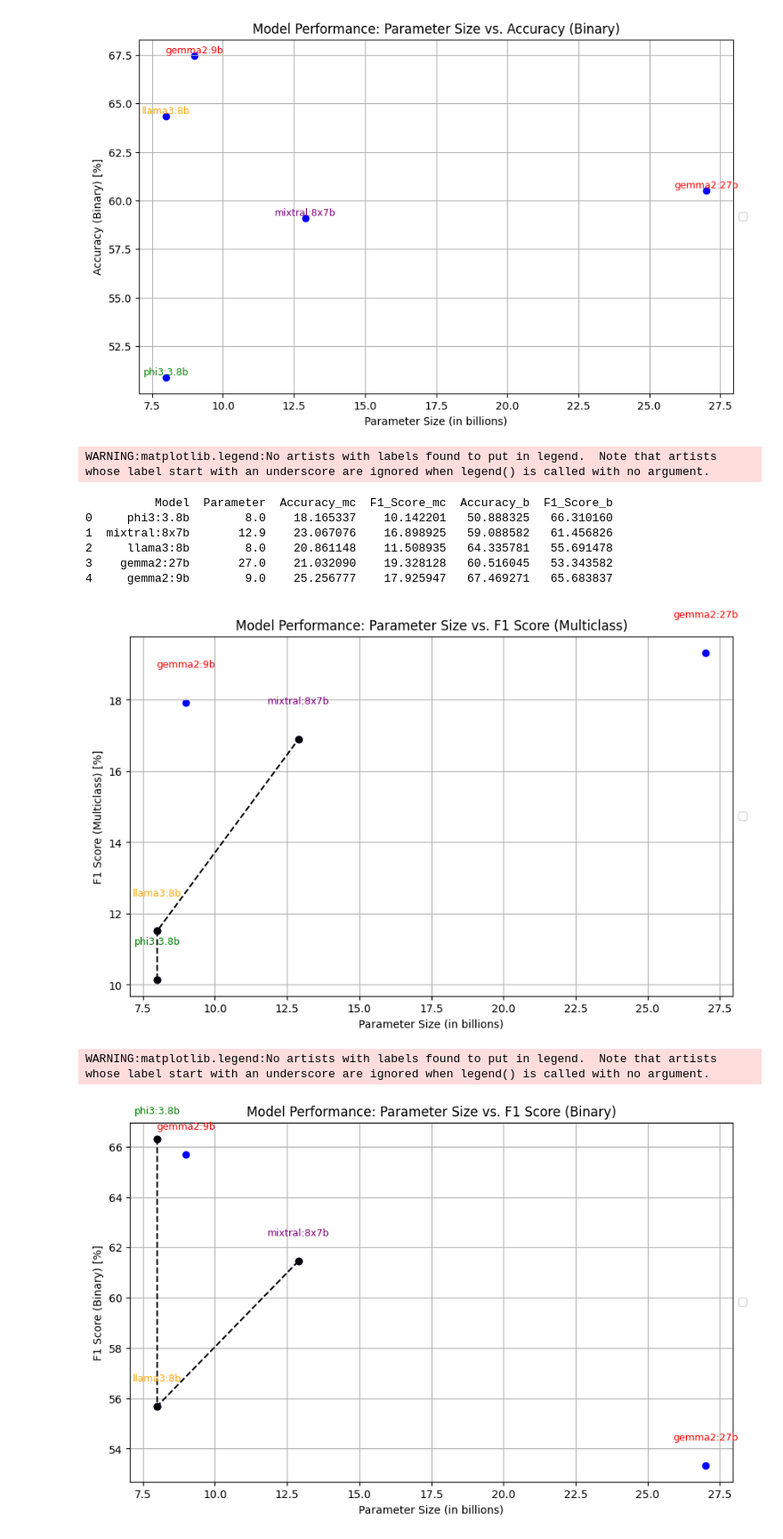
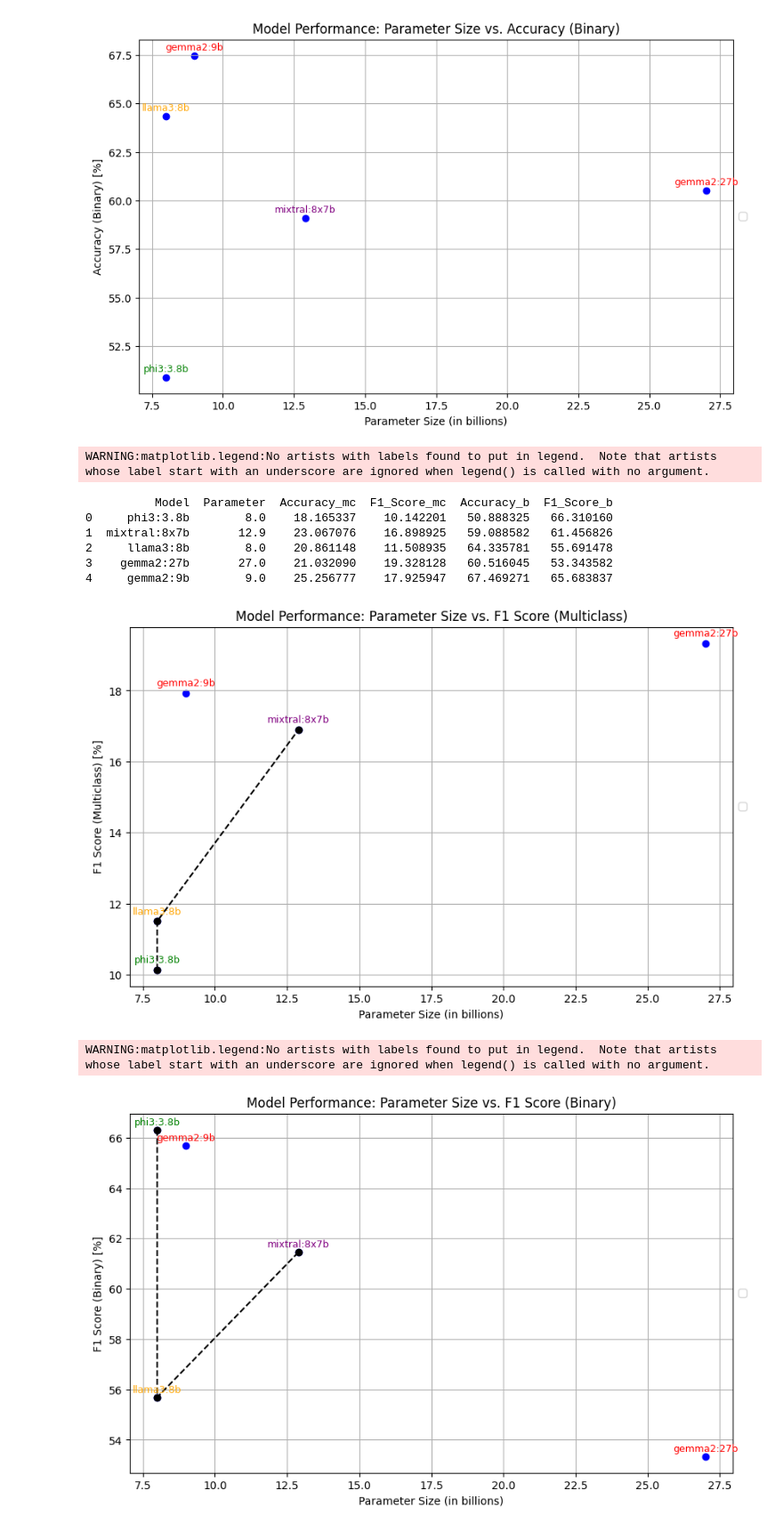
Before and after one commit to basakbozkurt/fact_checking, a Jupyter notebook: metrics_graph.ipynb, the cells around one changed output. Shown: that part at 89% size. Saved outputs shown, nothing was run; the diff lists cells and outputs as text; code cells hidden in the pictures.

```diff
--- a/metrics_graph.ipynb
+++ b/metrics_graph.ipynb
@@ -82,7 +82,7 @@ plt.figure(figsize=(10, 6))
 plt.scatter(df['Parameter'], df['Accuracy_b'], color='blue')
 
 for i, row in df.iterrows():
-    plt.text(row['Parameter'], row['Accuracy_b'] + 0.15, row['Model'], fontsize=9, ha='center', color=label_colors[i])
+    plt.text(row['Parameter'], row['Accuracy_b'] + 0.30, row['Model'], fontsize=9, ha='center', color=label_colors[i])
 
 plt.xlabel('Parameter Size (in billions)')
 plt.ylabel('Accuracy (Binary) [%]')
@@ -125,39 +125,39 @@ plt.figure(figsize=(10, 6))
 plt.scatter(df['Parameter'], df['F1_Score_mc'], color='blue')
 
 for i, row in df.iterrows():
-    plt.text(row['Parameter'], row['F1_Score_mc'] + 1, row['Model'], fontsize=9, ha='center', color=label_colors[i])
+    plt.text(row['Parameter'], row['F1_Score_mc'] + 0.20, row['Model'], fontsize=9, ha='center', color=label_colors[i])
 
 plt.plot(selected_df_mc['Parameter'], selected_df_mc['F1_Score_mc'], linestyle='--', color='black', marker='o')
 
 plt.xlabel('Parameter Size (in billions)')
 plt.ylabel('F1 Score (Multiclass) [%]')
 plt.title('Model Performance: Parameter Size vs. F1 Score (Multiclass)')
 plt.legend(loc='center left', bbox_to_anchor=(1, 0.5))
 plt.grid(True)
 plt.show()
 
 plt.figure(figsize=(10, 6))
 plt.scatter(df['Parameter'], df['F1_Score_b'], color='blue')
 
 for i, row in df.iterrows():
-    plt.text(row['Parameter'], row['F1_Score_b'] + 1, row['Model'], fontsize=9, ha='center', color=label_colors[i])
+    plt.text(row['Parameter'], row['F1_Score_b'] + 0.20, row['Model'], fontsize=9, ha='center', color=label_colors[i])
 
 plt.plot(selected_df_b['Parameter'], selected_df_b['F1_Score_b'], linestyle='--', color='black', marker='o')
 
 plt.xlabel('Parameter Size (in billions)')
 plt.ylabel('F1 Score (Binary) [%]')
 plt.title('Model Performance: Parameter Size vs. F1 Score (Binary)')
 plt.legend(loc='center left', bbox_to_anchor=(1, 0.5))
 plt.grid(True)
 plt.show()
 # %% [output]
 WARNING:matplotlib.legend:No artists with labels found to put in legend.  Note that artists whose label start with an underscore are ignored when legend() is called with no argument.
           Model  Parameter  Accuracy_mc  F1_Score_mc  Accuracy_b  F1_Score_b
 0     phi3:3.8b        8.0    18.165337    10.142201   50.888325   66.310160
 1  mixtral:8x7b       12.9    23.067076    16.898925   59.088582   61.456826
 2     llama3:8b        8.0    20.861148    11.508935   64.335781   55.691478
 3    gemma2:27b       27.0    21.032090    19.328128   60.516045   53.343582
 4     gemma2:9b        9.0    25.256777    17.925947   67.469271   65.683837
-[figure, old version]
+[figure, new version]
 WARNING:matplotlib.legend:No artists with labels found to put in legend.  Note that artists whose label start with an underscore are ignored when legend() is called with no argument.
-[figure, old version]
+[figure, new version]
```
